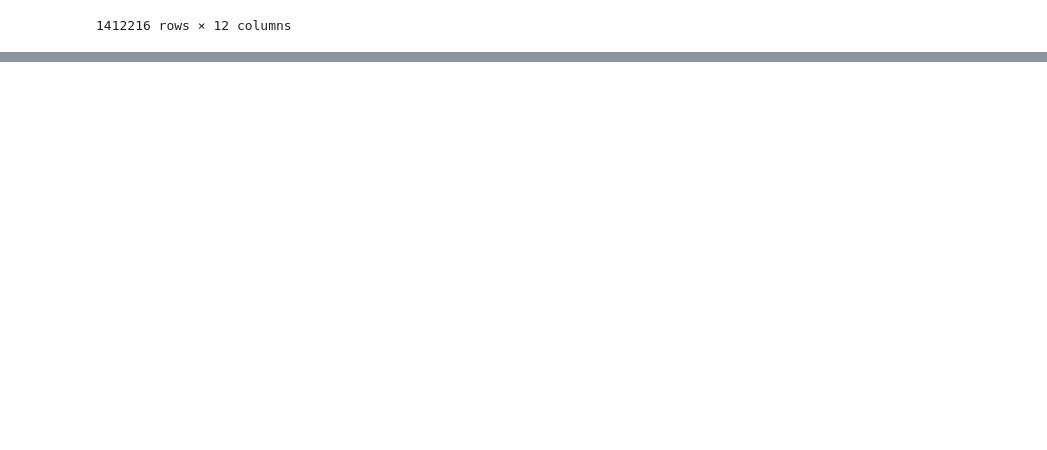
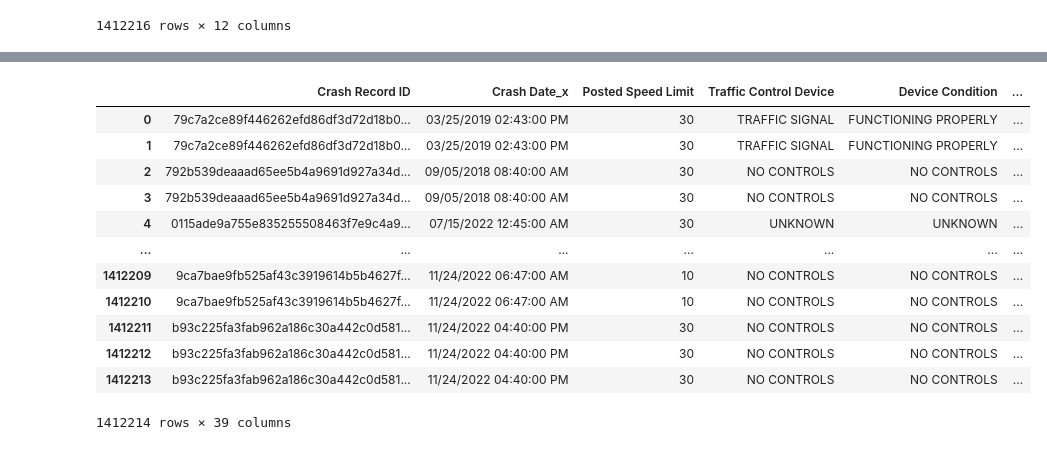
Before and after one commit to jngreco/Team-AutoCrash-Project, a Jupyter notebook: Chicago_Data.ipynb, the cells around one changed output, grey strips where cells are left out. Cells and saved outputs as stored; diff of their text form; code cells hidden in the pictures; blank space fills up the shorter version.

```diff
--- a/Chicago_Data.ipynb
+++ b/Chicago_Data.ipynb
@@ -185,3 +185,7 @@ vehicle_data_df
 | 1412214 | 03a2dc75ecec7d98ff335864b6d6e40a6... | 01/21/2023 09:00:00 PM | DRIVER | 2.0 | TOYOTA | RAV4 | 2017.0 | ... |
 | 1412215 | 03a2dc75ecec7d98ff335864b6d6e40a6... | 01/21/2023 09:00:00 PM | DRIVER | 1.0 | FORD | F150 | 2006.0 | ... |
 1412216 rows × 12 columns
+# %%
+chicago_df = pd.merge(crash_data_df, vehicle_data_df, on="Crash Record ID")
+pd.options.display.max_columns = 500
+chicago_df
@@ -187,0 +206,16 @@ vehicle_data_df
+# %%
+chicago_df = chicago_df.drop(columns=["Crash Date_y"])
+# %% [output]
+|  | Crash Record ID | Crash Date_x | Posted Speed Limit | Traffic Control Device | Device Condition | ... |
+| 0 | 79c7a2ce89f446262efd86df3d72d18b0... | 03/25/2019 02:43:00 PM | 30 | TRAFFIC SIGNAL | FUNCTIONING PROPERLY | ... |
+| 1 | 79c7a2ce89f446262efd86df3d72d18b0... | 03/25/2019 02:43:00 PM | 30 | TRAFFIC SIGNAL | FUNCTIONING PROPERLY | ... |
+| 2 | 792b539deaaad65ee5b4a9691d927a34d... | 09/05/2018 08:40:00 AM | 30 | NO CONTROLS | NO CONTROLS | ... |
+| 3 | 792b539deaaad65ee5b4a9691d927a34d... | 09/05/2018 08:40:00 AM | 30 | NO CONTROLS | NO CONTROLS | ... |
+| 4 | 0115ade9a755e835255508463f7e9c4a9... | 07/15/2022 12:45:00 AM | 30 | UNKNOWN | UNKNOWN | ... |
+| ... | ... | ... | ... | ... | ... | ... |
+| 1412209 | 9ca7bae9fb525af43c3919614b5b4627f... | 11/24/2022 06:47:00 AM | 10 | NO CONTROLS | NO CONTROLS | ... |
+| 1412210 | 9ca7bae9fb525af43c3919614b5b4627f... | 11/24/2022 06:47:00 AM | 10 | NO CONTROLS | NO CONTROLS | ... |
+| 1412211 | b93c225fa3fab962a186c30a442c0d581... | 11/24/2022 04:40:00 PM | 30 | NO CONTROLS | NO CONTROLS | ... |
+| 1412212 | b93c225fa3fab962a186c30a442c0d581... | 11/24/2022 04:40:00 PM | 30 | NO CONTROLS | NO CONTROLS | ... |
+| 1412213 | b93c225fa3fab962a186c30a442c0d581... | 11/24/2022 04:40:00 PM | 30 | NO CONTROLS | NO CONTROLS | ... |
+1412214 rows × 39 columns
```
Also changed, not shown: parts of 3 cells of this notebook.
